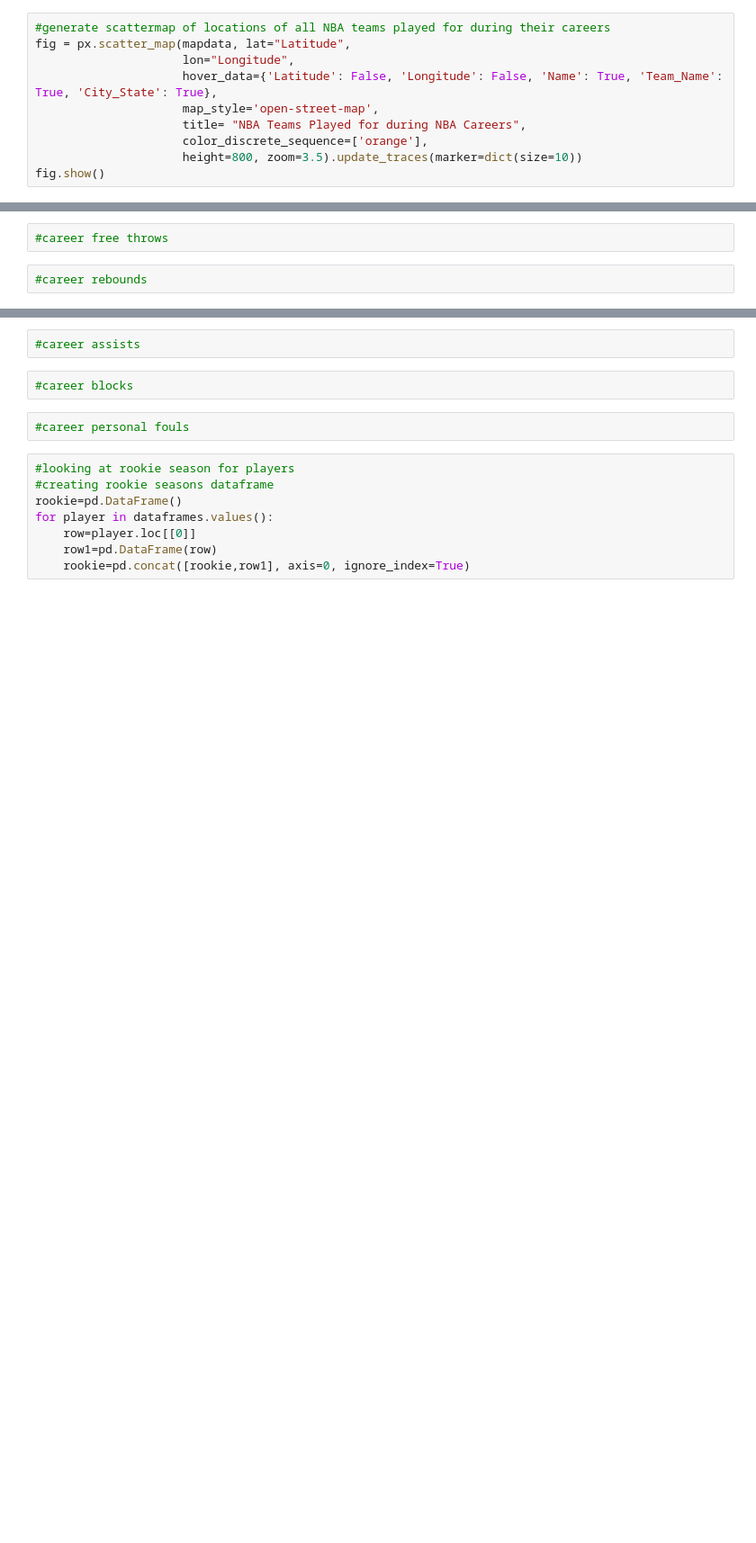
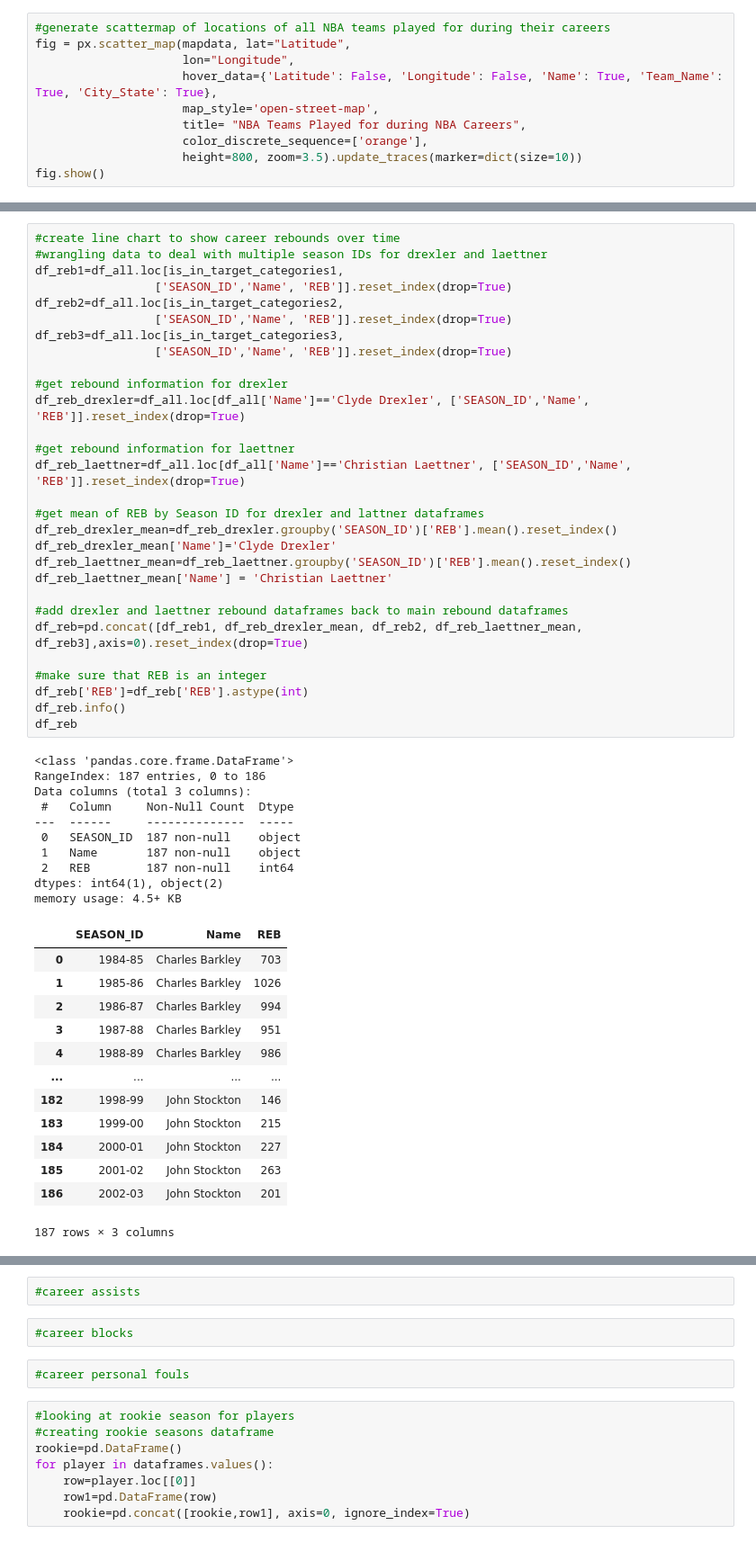
Before and after one commit to e-harrell/dreamteam92, a Jupyter notebook: project notebook.ipynb, the cells around one changed output, grey strips where cells are left out. Shown at 90% size. Saved outputs shown, nothing was run; the diff lists cells and outputs as text; blank space fills up the shorter version.

```diff
--- a/project notebook.ipynb
+++ b/project notebook.ipynb
@@ -633,5 +751,54 @@ fig = px.bar(career_points, x="Points", y="Name", orientation='h', color_discret
 fig.show()
-# %%
-#career free throws
 # %%
-#career rebounds
+#create line chart to show career rebounds over time
+#wrangling data to deal with multiple season IDs for drexler and laettner
+df_reb1=df_all.loc[is_in_target_categories1,
+                 ['SEASON_ID','Name', 'REB']].reset_index(drop=True)
+df_reb2=df_all.loc[is_in_target_categories2,
+                 ['SEASON_ID','Name', 'REB']].reset_index(drop=True)
+df_reb3=df_all.loc[is_in_target_categories3,
+                 ['SEASON_ID','Name', 'REB']].reset_index(drop=True)
+
+#get rebound information for drexler
+df_reb_drexler=df_all.loc[df_all['Name']=='Clyde Drexler', ['SEASON_ID','Name', 'REB']].reset_index(drop=True)
+
+#get rebound information for laettner
+df_reb_laettner=df_all.loc[df_all['Name']=='Christian Laettner', ['SEASON_ID','Name', 'REB']].reset_index(drop=True)
+
+#get mean of REB by Season ID for drexler and lattner dataframes
+df_reb_drexler_mean=df_reb_drexler.groupby('SEASON_ID')['REB'].mean().reset_index()
+df_reb_drexler_mean['Name']='Clyde Drexler'
+df_reb_laettner_mean=df_reb_laettner.groupby('SEASON_ID')['REB'].mean().reset_index()
+df_reb_laettner_mean['Name'] = 'Christian Laettner'
+
+#add drexler and laettner rebound dataframes back to main rebound dataframes
+df_reb=pd.concat([df_reb1, df_reb_drexler_mean, df_reb2, df_reb_laettner_mean, df_reb3],axis=0).reset_index(drop=True)
+
+#make sure that REB is an integer
+df_reb['REB']=df_reb['REB'].astype(int)
+df_reb.info()
+df_reb
+# %% [output]
+<class 'pandas.core.frame.DataFrame'>
+RangeIndex: 187 entries, 0 to 186
+Data columns (total 3 columns):
+ #   Column     Non-Null Count  Dtype
+---  ------     --------------  -----
+ 0   SEASON_ID  187 non-null    object
+ 1   Name       187 non-null    object
+ 2   REB        187 non-null    int64
+dtypes: int64(1), object(2)
+memory usage: 4.5+ KB
+|  | SEASON_ID | Name | REB |
+| 0 | 1984-85 | Charles Barkley | 703 |
+| 1 | 1985-86 | Charles Barkley | 1026 |
+| 2 | 1986-87 | Charles Barkley | 994 |
+| 3 | 1987-88 | Charles Barkley | 951 |
+| 4 | 1988-89 | Charles Barkley | 986 |
+| ... | ... | ... | ... |
+| 182 | 1998-99 | John Stockton | 146 |
+| 183 | 1999-00 | John Stockton | 215 |
+| 184 | 2000-01 | John Stockton | 227 |
+| 185 | 2001-02 | John Stockton | 263 |
+| 186 | 2002-03 | John Stockton | 201 |
+187 rows × 3 columns
```
Also changed, not shown: parts of 17 cells of this notebook.
